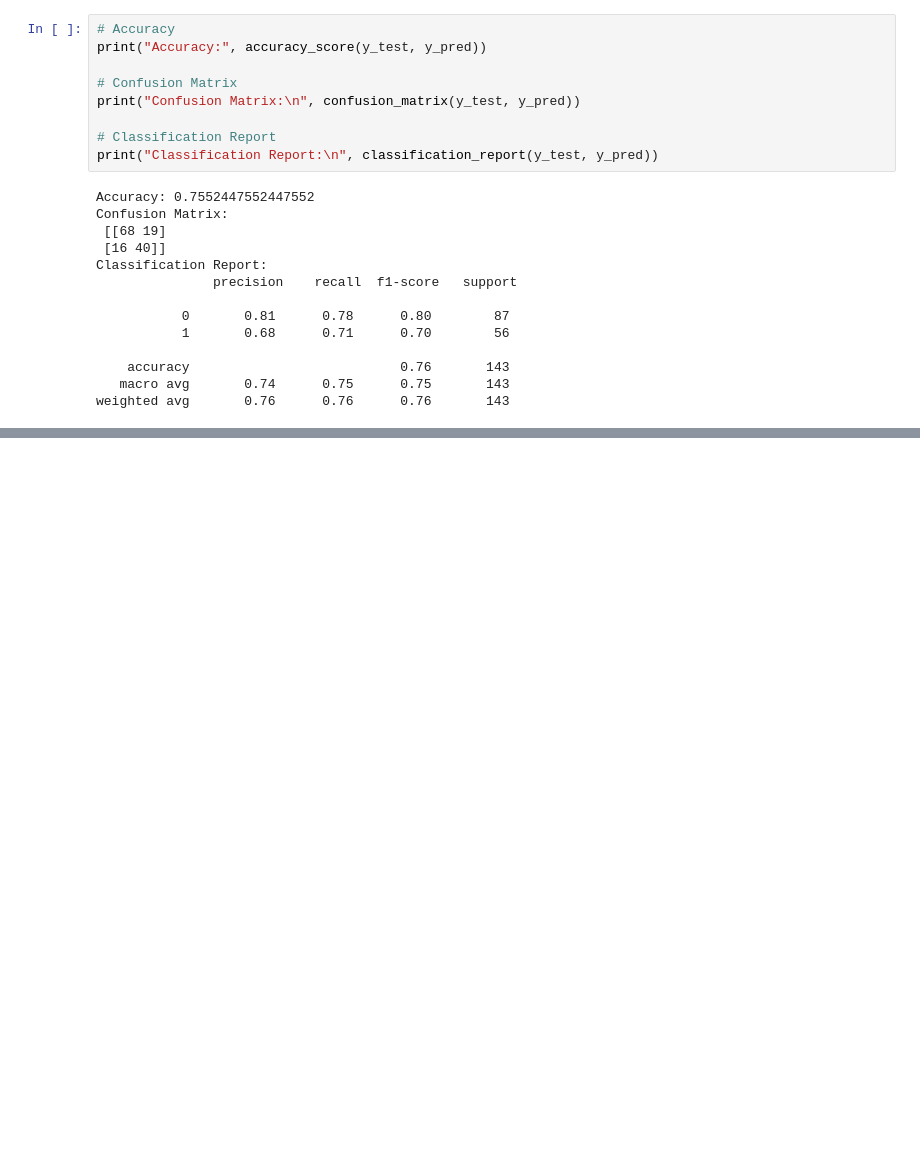
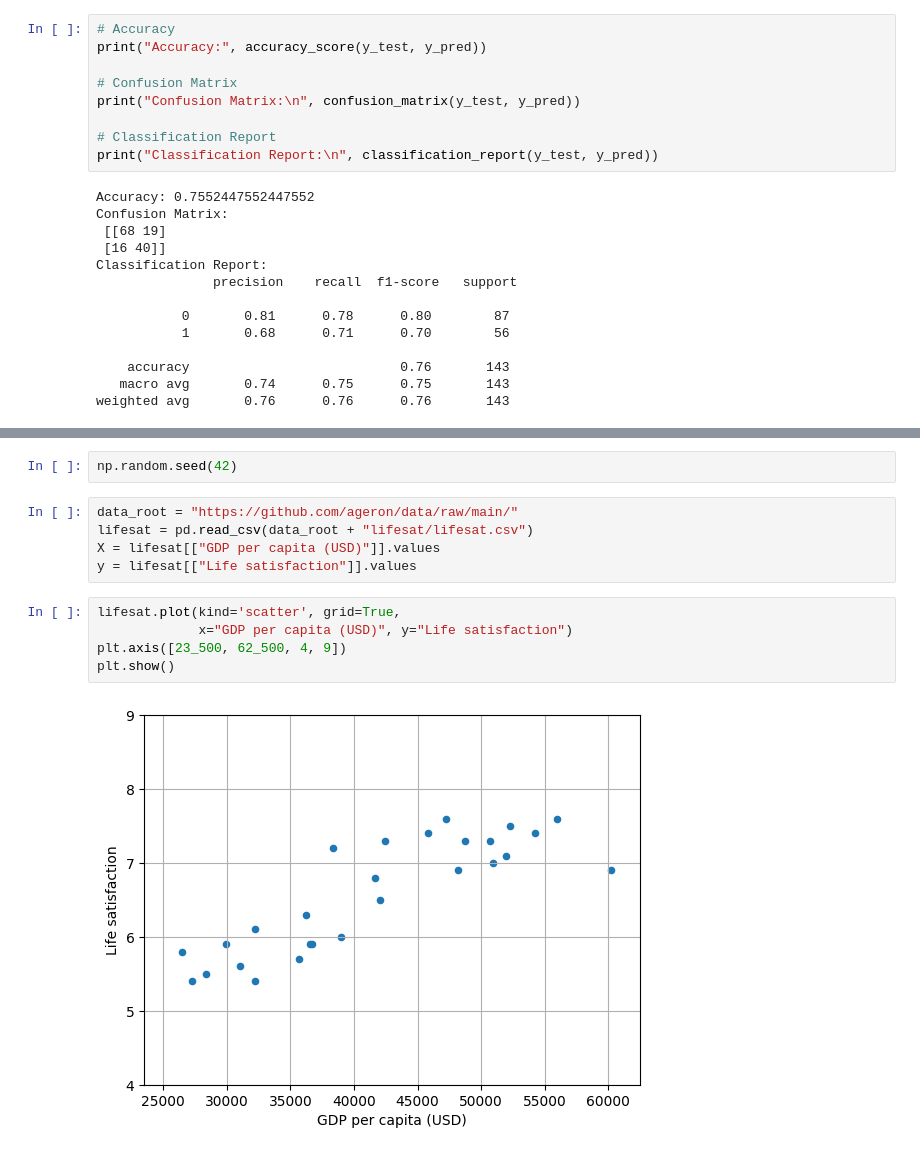
Before and after one commit to shun0109/tmp, a Jupyter notebook: lec.ipynb, the cells around one changed output, grey strips where cells are left out. Drawn from its saved outputs; the diff is of its cells as text; blank space fills up the shorter version.

```diff
--- a/lec.ipynb
+++ b/lec.ipynb
@@ -67,0 +111,14 @@ weighted avg       0.76      0.76      0.76       143
+# %%
+np.random.seed(42)
+# %%
+data_root = "https://github.com/ageron/data/raw/main/"
+lifesat = pd.read_csv(data_root + "lifesat/lifesat.csv")
+X = lifesat[["GDP per capita (USD)"]].values
+y = lifesat[["Life satisfaction"]].values
+# %%
+lifesat.plot(kind='scatter', grid=True,
+             x="GDP per capita (USD)", y="Life satisfaction")
+plt.axis([23_500, 62_500, 4, 9])
+plt.show()
+# %% [output]
+[figure, added]
```
Also changed, not shown: parts of 24 cells of this notebook.
